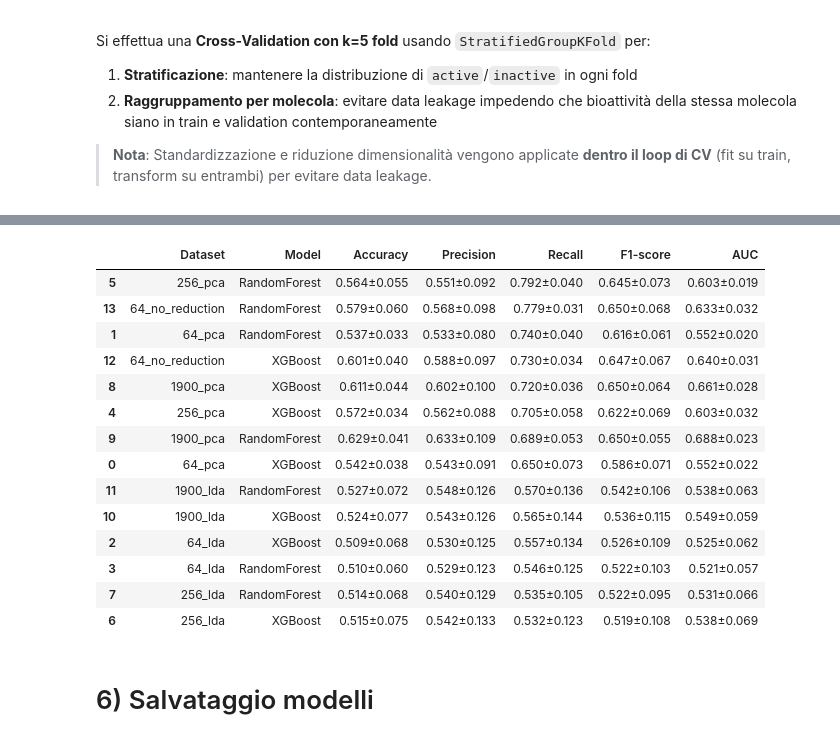
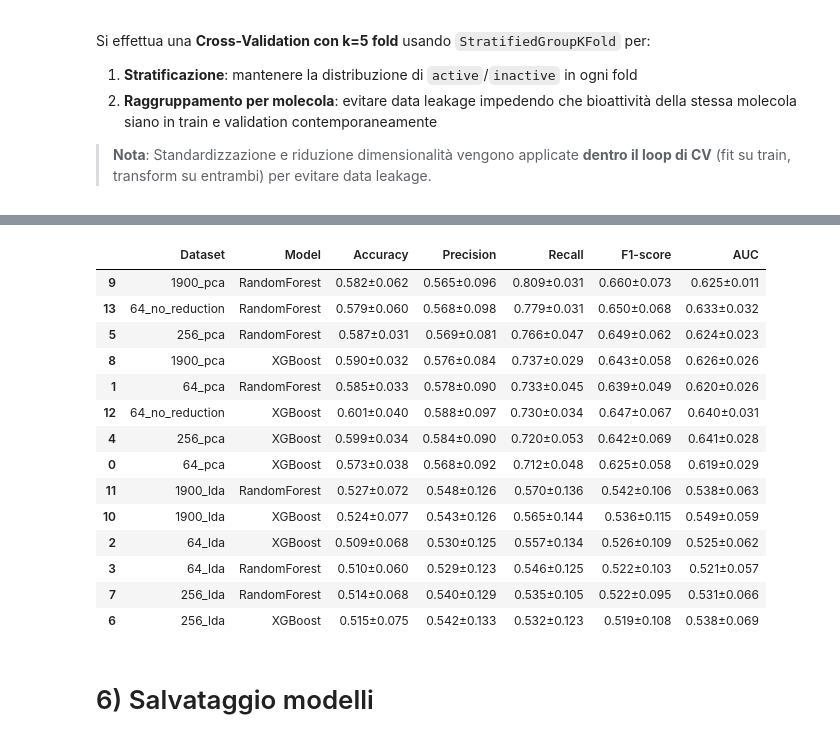
Before and after one commit to FrancescoBernini/Bioactivity-prediction, a Jupyter notebook: main.ipynb, the cells around one changed output, grey strips where cells are left out. Saved outputs shown, nothing was run; the diff lists cells and outputs as text; code cells hidden in the pictures.

```diff
--- a/main.ipynb
+++ b/main.ipynb
@@ -386,18 +386,25 @@ Si effettua una **Cross-Validation con k=5 fold** usando `StratifiedGroupKFold`
 # %%
 non_feature_cols = ['Activity_ID', 'inchikey', 'target_id', 'pchembl_value_Mean', 'bioactivity_class']
 
-# Preparo i dataset
+# Preparo i dataset identificando separatamente colonne molecola e proteina
 datasets = {'64': df_64, '256': df_256, '1900': df_1900, '64_no_reduction': df_64_no_reduction}
 
 prepared_data = {}
 for name, df in datasets.items():
     feature_cols = [c for c in df.columns if c not in non_feature_cols]
+
+    # Identifico indici delle colonne molecola (numeriche: '0'-'499') e proteina (UniRep*)
+    mol_idx = [i for i, c in enumerate(feature_cols) if c.isdigit() or (c[0] == '-' and c[1:].isdigit())]
+    prot_idx = [i for i, c in enumerate(feature_cols) if c.startswith('UniRep')]
+
     prepared_data[name] = {
         'X': df[feature_cols].values,
         'y': df['bioactivity_class'].values,
-        'groups': df['inchikey'].values
+        'groups': df['inchikey'].values,
+        'mol_idx': mol_idx,
+        'prot_idx': prot_idx
     }
-    print(f"{name}: {prepared_data[name]['X'].shape[0]} samples, {prepared_data[name]['X'].shape[1]} features, {len(np.unique(prepared_data[name]['groups']))} molecole")
+    print(f"{name}: {len(mol_idx)} mol features + {len(prot_idx)} prot features = {len(feature_cols)} total, {len(np.unique(prepared_data[name]['groups']))} molecole")
 
 # Configurazione CV
 N_SPLITS = 5
@@ -419,13 +426,13 @@ Si addestrano e validano i modelli **XGBoost** e **Random Forest** su tutte le c
 
 **Metriche calcolate**: Accuracy, Precision, Recall, F1-score, AUC
 # %%
-# Setup - Mappatura manuale esplicita (abbandoniamo LabelEncoder per evitare ambiguità)
-LABEL_MAP = {'inactive': 0, 'active': 1}  # 'active' = 1 è la classe positiva
-POSITIVE_LABEL = 1  # Per precision, recall, etc.
+# Setup - Mappatura manuale delle classi (active=1, inactive=0)
+def encode_y(y_raw):
+    """Converte le label: active → 1, inactive → 0"""
+    return (y_raw == 'active').astype(int)
 
-def encode_labels(y):
-    """Mappa le etichette stringa a interi usando la mappatura esplicita."""
-    return np.array([LABEL_MAP[label] for label in y])
+# Verifica mappatura
+print(f"Mappatura classi: inactive=0, active=1")
 
 models = {
     'XGBoost': xgb.XGBClassifier(random_state=RANDOM_STATE, eval_metric='logloss'),
@@ -440,38 +447,65 @@ reduction_configs = {
 all_results = defaultdict(lambda: defaultdict(list))
 
 def evaluate_fold(X_train, X_val, y_train, y_val, model, key):
-    """Addestra e valuta un modello su un fold."""
+    """Addestra e valuta un modello su un fold. pos_label=1 (active) è il default."""
     clf = clone(model)
     clf.fit(X_train, y_train)
     y_pred = clf.predict(X_val)
-    y_proba = clf.predict_proba(X_val)[:, POSITIVE_LABEL]  # Probabilità della classe 'active' (=1)
+    y_proba = clf.predict_proba(X_val)[:, 1]  # Probabilità classe 1 (active)
 
     all_results[key]['Accuracy'].append(accuracy_score(y_val, y_pred))
-    all_results[key]['Precision'].append(precision_score(y_val, y_pred, pos_label=POSITIVE_LABEL))
-    all_results[key]['Recall'].append(recall_score(y_val, y_pred, pos_label=POSITIVE_LABEL))
-    all_results[key]['F1-score'].append(f1_score(y_val, y_pred, pos_label=POSITIVE_LABEL))
+    all_results[key]['Precision'].append(precision_score(y_val, y_pred))  # pos_label=1 default
+    all_results[key]['Recall'].append(recall_score(y_val, y_pred))
+    all_results[key]['F1-score'].append(f1_score(y_val, y_pred))
     all_results[key]['AUC'].append(roc_auc_score(y_val, y_proba))
 
 # Training con CV per dataset con riduzione dimensionalità
 for base_name in ['64', '256', '1900']:
     data = prepared_data[base_name]
-    X, y, groups = data['X'], data['y'], data['groups']
-    y_enc = encode_labels(y)
+    X, y_raw, groups = data['X'], data['y'], data['groups']
+    mol_idx, prot_idx = data['mol_idx'], data['prot_idx']
+    y_enc = encode_y(y_raw)
 
     for red_name, red_factory in reduction_configs.items():
         for train_idx, val_idx in cv.split(X, y_enc, groups):
-            # Standardizzazione
-            scaler = StandardScaler()
-            X_train = scaler.fit_transform(X[train_idx])
-            X_val = scaler.transform(X[val_idx])
+            X_tr, X_val_raw = X[train_idx], X[val_idx]
+            y_tr, y_val_cv = y_enc[train_idx], y_enc[val_idx]
 
-            # Riduzione dimensionalità
-            reducer = red_factory()
-            X_train = reducer.fit_transform(X_train, y_enc[train_idx]) if red_name == 'lda' else reducer.fit_transform(X_train)
-            X_val = reducer.transform(X_val)
+            if red_name == 'pca':
+                # PCA separato per molecole e proteine
+                scaler_mol = StandardScaler()
+                scaler_prot = StandardScaler()
+                X_tr_mol = scaler_mol.fit_transform(X_tr[:, mol_idx])
+                X_tr_prot = scaler_prot.fit_transform(X_tr[:, prot_idx])
+                X_val_mol = scaler_mol.transform(X_val_raw[:, mol_idx])
+                X_val_prot = scaler_prot.transform(X_val_raw[:, prot_idx])
+
+                pca_mol = PCA(n_components=0.95, random_state=RANDOM_STATE)
+                pca_prot = PCA(n_components=0.95, random_state=RANDOM_STATE)
+                X_tr_mol = pca_mol.fit_transform(X_tr_mol)
+                X_tr_prot = pca_prot.fit_transform(X_tr_prot)
+                X_val_mol = pca_mol.transform(X_val_mol)
+                X_val_prot = pca_prot.transform(X_val_prot)
+
+                # Concatenazione
+                X_train_red = np.hstack([X_tr_mol, X_tr_prot])
+                X_val_red = np.hstack([X_val_mol, X_val_prot])
+
+                # Scaling finale per uniformare le varianze delle componenti PCA
+                scaler_final = StandardScaler()
+                X_train_red = scaler_final.fit_transform(X_train_red)
+                X_val_red = scaler_final.transform(X_val_red)
+            else:
+                # LDA su tutte le feature insieme
+                scaler = StandardScaler()
+                X_train_scaled = scaler.fit_transform(X_tr)
+                X_val_scaled = scaler.transform(X_val_raw)
+                reducer = red_factory()
+                X_train_red = reducer.fit_transform(X_train_scaled, y_tr)
+                X_val_red = reducer.transform(X_val_scaled)
 
             for model_name, model in models.items():
-                evaluate_fold(X_train, X_val, y_enc[train_idx], y_enc[val_idx], model, f'{base_name}_{red_name}_{model_name}')
+                evaluate_fold(X_train_red, X_val_red, y_tr, y_val_cv, model, f'{base_name}_{red_name}_{model_name}')
 
         for model_name in models:
             key = f'{base_name}_{red_name}_{model_name}'
@@ -479,8 +513,8 @@ for base_name in ['64', '256', '1900']:
 
 # Training con CV per dataset senza riduzione
 data = prepared_data['64_no_reduction']
-X, y, groups = data['X'], data['y'], data['groups']
-y_enc = encode_labels(y)
+X, y_raw, groups = data['X'], data['y'], data['groups']
+y_enc = encode_y(y_raw)
 
 for train_idx, val_idx in cv.split(X, y_enc, groups):
     scaler = StandardScaler()
@@ -524,16 +559,16 @@ display(df_results)
 1900_lda_XGBoost: Recall=0.565±0.144
 1900_lda_RandomForest: Recall=0.570±0.136
 64_no_reduction_XGBoost: Recall=0.730±0.034
 64_no_reduction_RandomForest: Recall=0.779±0.031
 |  | Dataset | Model | Accuracy | Precision | Recall | F1-score | AUC |
-| 5 | 256_pca | RandomForest | 0.564±0.055 | 0.551±0.092 | 0.792±0.040 | 0.645±0.073 | 0.603±0.019 |
+| 9 | 1900_pca | RandomForest | 0.582±0.062 | 0.565±0.096 | 0.809±0.031 | 0.660±0.073 | 0.625±0.011 |
 | 13 | 64_no_reduction | RandomForest | 0.579±0.060 | 0.568±0.098 | 0.779±0.031 | 0.650±0.068 | 0.633±0.032 |
-| 1 | 64_pca | RandomForest | 0.537±0.033 | 0.533±0.080 | 0.740±0.040 | 0.616±0.061 | 0.552±0.020 |
+| 5 | 256_pca | RandomForest | 0.587±0.031 | 0.569±0.081 | 0.766±0.047 | 0.649±0.062 | 0.624±0.023 |
+| 8 | 1900_pca | XGBoost | 0.590±0.032 | 0.576±0.084 | 0.737±0.029 | 0.643±0.058 | 0.626±0.026 |
+| 1 | 64_pca | RandomForest | 0.585±0.033 | 0.578±0.090 | 0.733±0.045 | 0.639±0.049 | 0.620±0.026 |
 | 12 | 64_no_reduction | XGBoost | 0.601±0.040 | 0.588±0.097 | 0.730±0.034 | 0.647±0.067 | 0.640±0.031 |
-| 8 | 1900_pca | XGBoost | 0.611±0.044 | 0.602±0.100 | 0.720±0.036 | 0.650±0.064 | 0.661±0.028 |
-| 4 | 256_pca | XGBoost | 0.572±0.034 | 0.562±0.088 | 0.705±0.058 | 0.622±0.069 | 0.603±0.032 |
-| 9 | 1900_pca | RandomForest | 0.629±0.041 | 0.633±0.109 | 0.689±0.053 | 0.650±0.055 | 0.688±0.023 |
-| 0 | 64_pca | XGBoost | 0.542±0.038 | 0.543±0.091 | 0.650±0.073 | 0.586±0.071 | 0.552±0.022 |
+| 4 | 256_pca | XGBoost | 0.599±0.034 | 0.584±0.090 | 0.720±0.053 | 0.642±0.069 | 0.641±0.028 |
+| 0 | 64_pca | XGBoost | 0.573±0.038 | 0.568±0.092 | 0.712±0.048 | 0.625±0.058 | 0.619±0.029 |
 | 11 | 1900_lda | RandomForest | 0.527±0.072 | 0.548±0.126 | 0.570±0.136 | 0.542±0.106 | 0.538±0.063 |
 | 10 | 1900_lda | XGBoost | 0.524±0.077 | 0.543±0.126 | 0.565±0.144 | 0.536±0.115 | 0.549±0.059 |
 | 2 | 64_lda | XGBoost | 0.509±0.068 | 0.530±0.125 | 0.557±0.134 | 0.526±0.109 | 0.525±0.062 |
```
Also changed, not shown: parts of 4 cells of this notebook, 1 other file.
